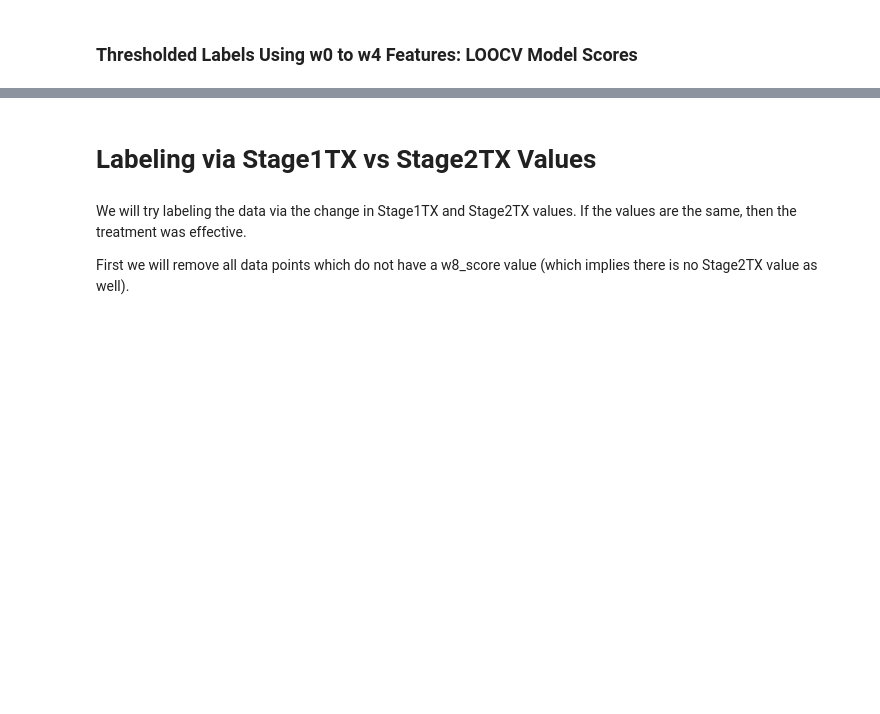
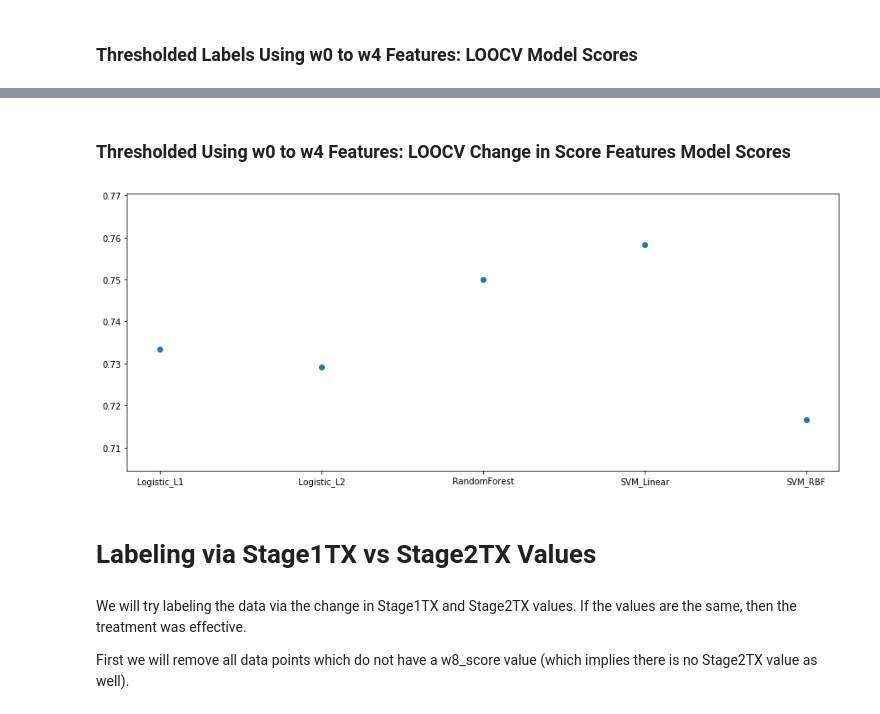
Before and after one commit to moduIo/Clinical-Depression-Study, a Jupyter notebook: main.ipynb, the cells around one changed output, grey strips where cells are left out. Drawn from its saved outputs; the diff is of its cells as text; code cells hidden in the pictures; blank space fills up the shorter version.

Commit message:
Add change in score features accuracy plot for week0-4 experiement 1

```diff
--- a/main.ipynb
+++ b/main.ipynb
@@ -621,0 +632,3 @@ Accuracy: 0.72
+# %%
+models_change_features_cv_w4['Logistic_L1'] = cross_val_score(LogisticRegression(penalty='l1'), X_change_features_w4, y, cv=LeaveOneOut()).mean()
+print("Accuracy: %0.2f" % (models_change_features_cv_w4['Logistic_L1']))
@@ -621,0 +637,3 @@ Accuracy: 0.72
+# %%
+models_change_features_cv_w4['SVM_RBF'] = cross_val_score(svm.SVC(), X_change_features_w4, y, cv=LeaveOneOut()).mean()
+print("Accuracy: %0.2f" % (models_change_features_cv_w4['SVM_RBF']))
@@ -621,0 +642,3 @@ Accuracy: 0.72
+# %%
+models_change_features_cv_w4['SVM_Linear'] = cross_val_score(svm.SVC(kernel='linear'), X_change_features_w4, y, cv=LeaveOneOut()).mean()
+print("Accuracy: %0.2f" % (models_change_features_cv_w4['SVM_Linear']))
@@ -621,0 +647,3 @@ Accuracy: 0.72
+# %%
+models_change_features_cv_w4['RandomForest'] = cross_val_score(RandomForestClassifier(max_depth=4), X_change_features_w4, y, cv=LeaveOneOut()).mean()
+print("Accuracy: %0.2f" % (models_change_features_cv_w4['RandomForest']))
@@ -634,3 +664,9 @@ plot_scores(models_cv_w4)
+# %% [markdown]
+### Thresholded Using w0 to w4 Features: LOOCV Change in Score Features Model Scores
+# %%
+plot_scores(models_change_features_cv_w4)
+# %% [output]
+[figure, added]
 # %% [markdown]
 # Labeling via Stage1TX vs Stage2TX Values
 # %% [markdown]
```
Also changed, not shown: parts of 24 cells of this notebook.
